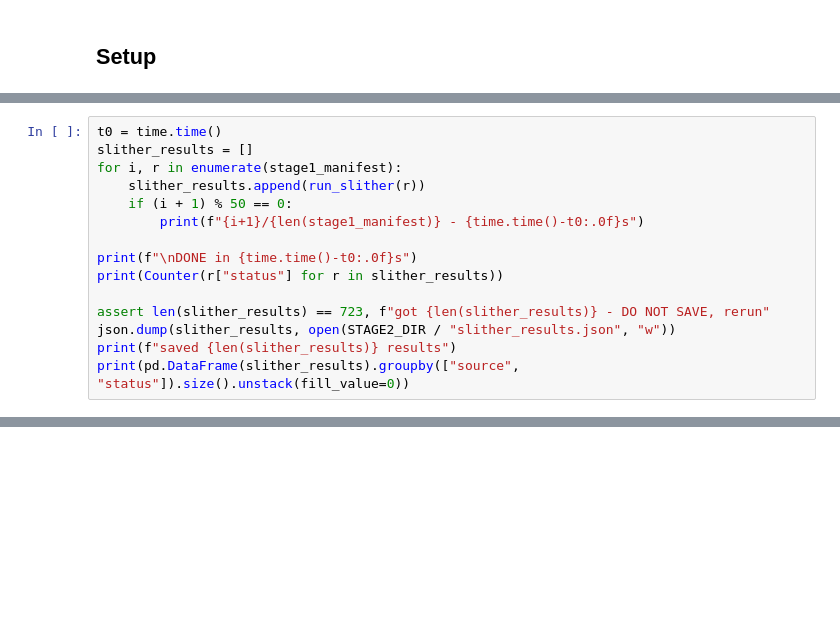
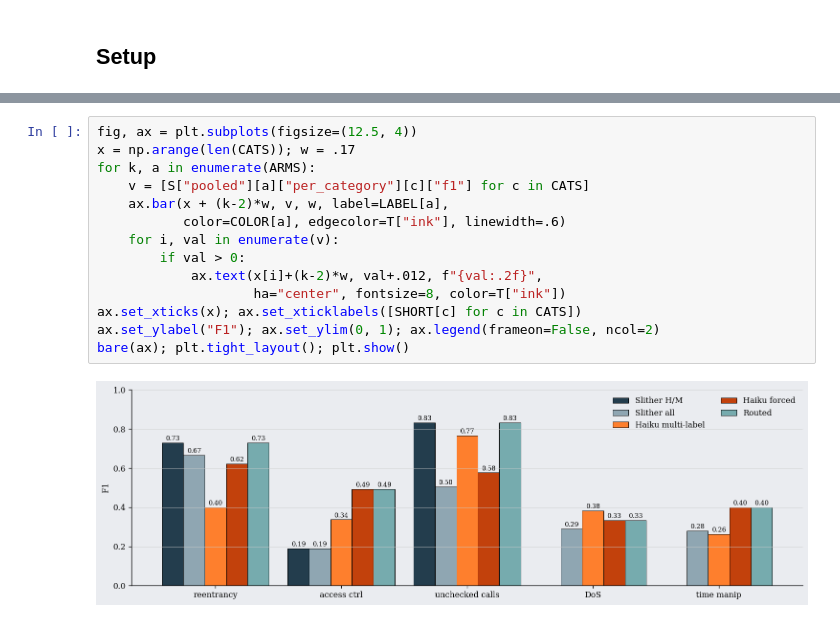
Before and after one commit to MohamedKhalidmk/AuditMind, a Jupyter notebook: notebooks/03_analysis.ipynb, the cells around one changed output, grey strips where cells are left out. Drawn from its saved outputs; the diff is of its cells as text; blank space fills up the shorter version.

```diff
--- a/notebooks/03_analysis.ipynb
+++ b/notebooks/03_analysis.ipynb
@@ -348,15 +9,0 @@ and means starting over.
-# %%
-t0 = time.time()
-slither_results = []
-for i, r in enumerate(stage1_manifest):
-    slither_results.append(run_slither(r))
-    if (i + 1) % 50 == 0:
-        print(f"{i+1}/{len(stage1_manifest)} - {time.time()-t0:.0f}s")
-
-print(f"\nDONE in {time.time()-t0:.0f}s")
-print(Counter(r["status"] for r in slither_results))
-
-assert len(slither_results) == 723, f"got {len(slither_results)} - DO NOT SAVE, rerun"
-json.dump(slither_results, open(STAGE2_DIR / "slither_results.json", "w"))
-print(f"saved {len(slither_results)} results")
-print(pd.DataFrame(slither_results).groupby(["source", "status"]).size().unstack(fill_value=0))
@@ -647,0 +119,16 @@ Slither-failure exclusions. Nothing in Stage 3 re-triggers a scan or an API call
+# %%
+fig, ax = plt.subplots(figsize=(12.5, 4))
+x = np.arange(len(CATS)); w = .17
+for k, a in enumerate(ARMS):
+    v = [S["pooled"][a]["per_category"][c]["f1"] for c in CATS]
+    ax.bar(x + (k-2)*w, v, w, label=LABEL[a],
+           color=COLOR[a], edgecolor=T["ink"], linewidth=.6)
+    for i, val in enumerate(v):
+        if val > 0:
+            ax.text(x[i]+(k-2)*w, val+.012, f"{val:.2f}",
+                    ha="center", fontsize=8, color=T["ink"])
+ax.set_xticks(x); ax.set_xticklabels([SHORT[c] for c in CATS])
+ax.set_ylabel("F1"); ax.set_ylim(0, 1); ax.legend(frameon=False, ncol=2)
+bare(ax); plt.tight_layout(); plt.show()
+# %% [output]
+[figure, added]
```
Also changed, not shown: parts of 72 cells of this notebook, 7 other files.
